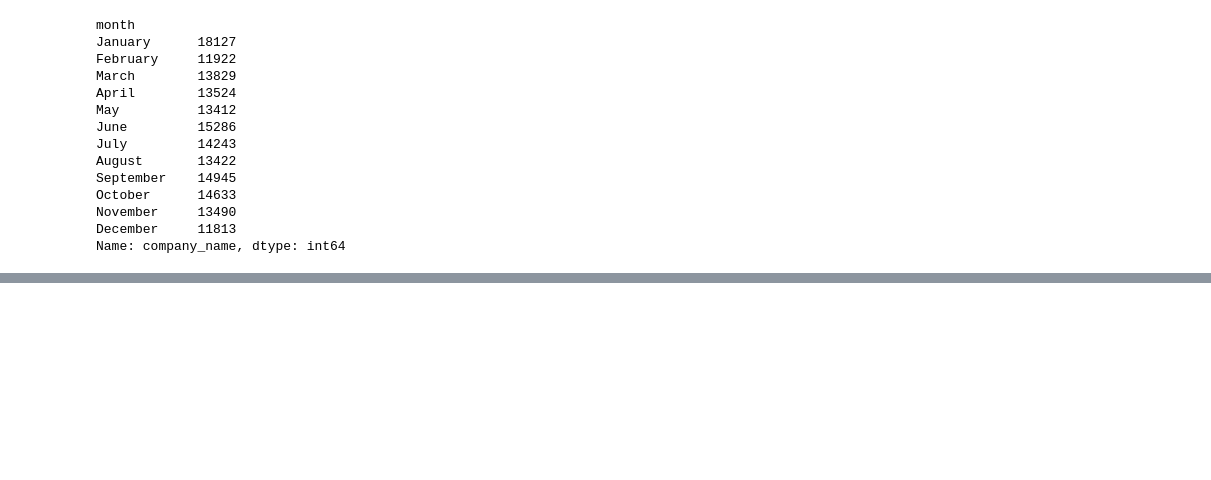
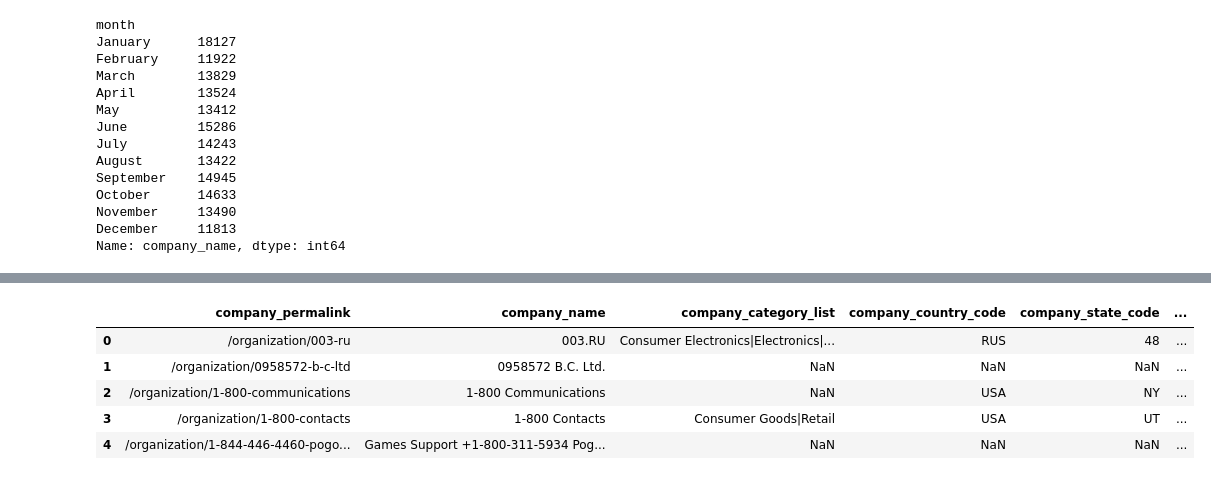
Before and after one commit to KSamra/Successful-Startups, a Jupyter notebook: Q2.ipynb, the cells around one changed output, grey strips where cells are left out. Cells and saved outputs as stored; diff of their text form; code cells hidden in the pictures; blank space fills up the shorter version.

```diff
--- a/Q2.ipynb
+++ b/Q2.ipynb
@@ -143,2 +169,13 @@ monthly_investments.plot(kind='bar')
 # %%
 # now do similar stuff for the aacquisitions.csv file...
+# %%
+acquisitions = pd.read_csv('acquisitions.csv')
+# %%
+acquisitions.head()
+# %% [output]
+|  | company_permalink | company_name | company_category_list | company_country_code | company_state_code | ... |
+| 0 | /organization/003-ru | 003.RU | Consumer Electronics|Electronics|... | RUS | 48 | ... |
+| 1 | /organization/0958572-b-c-ltd | 0958572 B.C. Ltd. | NaN | NaN | NaN | ... |
+| 2 | /organization/1-800-communications | 1-800 Communications | NaN | USA | NY | ... |
+| 3 | /organization/1-800-contacts | 1-800 Contacts | Consumer Goods|Retail | USA | UT | ... |
+| 4 | /organization/1-844-446-4460-pogo... | Games Support +1-800-311-5934 Pog... | NaN | NaN | NaN | ... |
```
Also changed, not shown: parts of 25 cells of this notebook.
